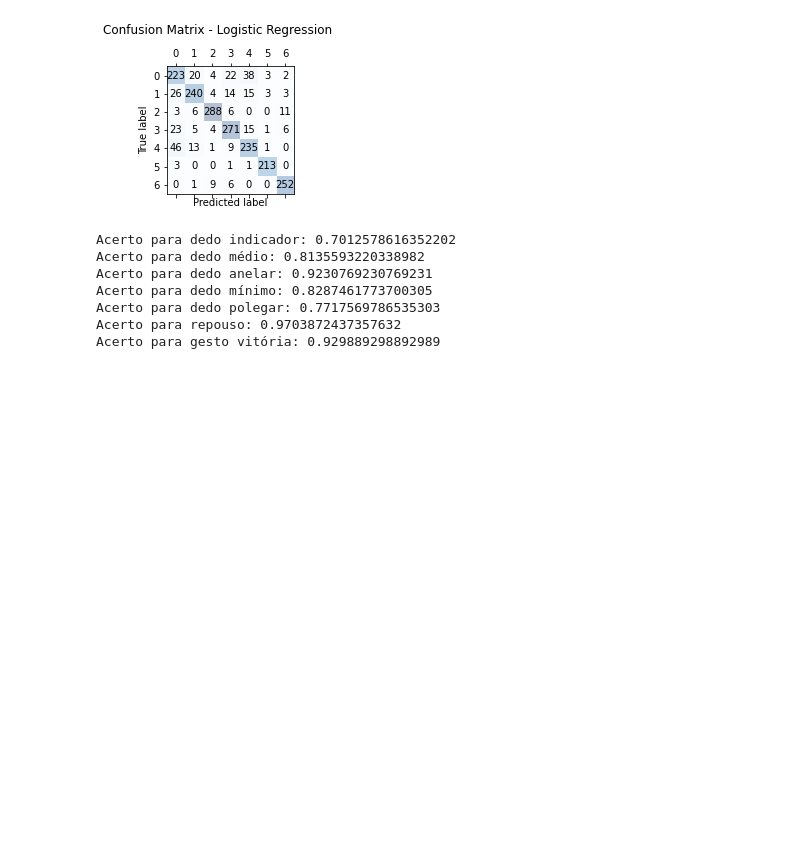
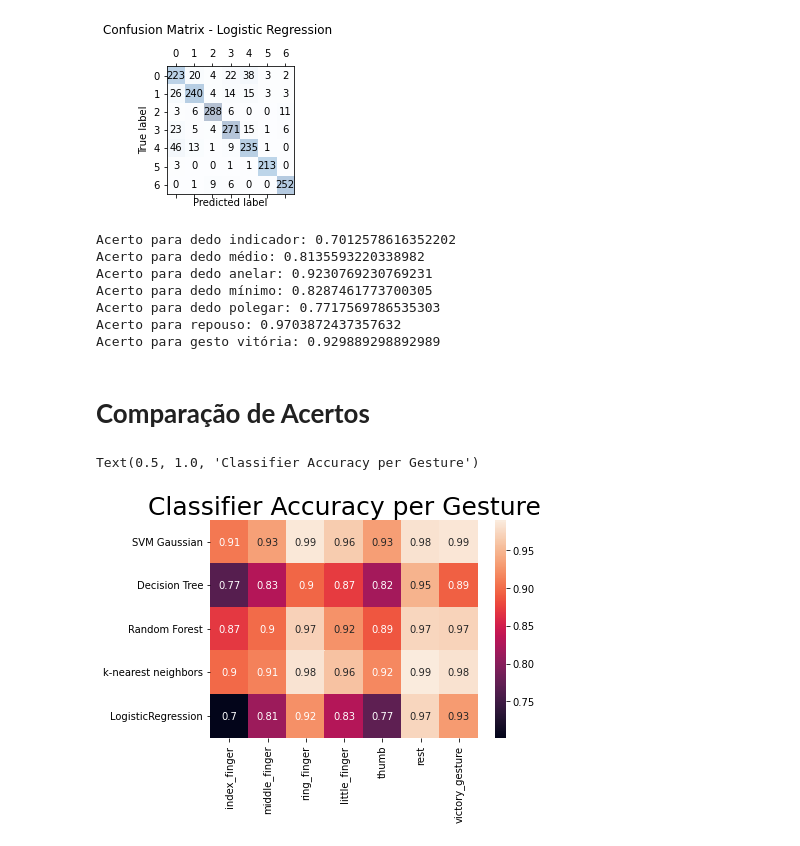
Before and after one commit to periclesrialto/PatternRecognition, a Jupyter notebook: EMG_Signal_Study.ipynb, the cells around one changed output. Cells and saved outputs as stored; diff of their text form; code cells hidden in the pictures; blank space fills up the shorter version.

```diff
--- a/EMG_Signal_Study.ipynb
+++ b/EMG_Signal_Study.ipynb
@@ -954,3 +954,56 @@ Acerto para dedo mínimo: 0.8287461773700305
 Acerto para dedo polegar: 0.7717569786535303
 Acerto para repouso: 0.9703872437357632
 Acerto para gesto vitória: 0.929889298892989
+# %% [markdown]
+# **Comparação de Acertos**
+# %%
+svmg = SVC(kernel='rbf',
+           random_state=1,
+           gamma=0.043,
+           C=12.5)
+tree = DecisionTreeClassifier(criterion='entropy',
+                              max_depth=20,
+                              min_samples_leaf=1,
+                              random_state=1)
+rfc = RandomForestClassifier(bootstrap=True,
+                             max_depth=80,
+                             max_features=3,
+                             min_samples_leaf=3,
+                             min_samples_split=8,
+                             n_estimators=300,
+                             random_state=1)
+knn = KNeighborsClassifier(metric='manhattan',
+                           n_neighbors=5,
+                           weights='distance')
+lr = LogisticRegression(C=10000,
+                        penalty='l2',
+                        solver='newton-cg',
+                        random_state=1)
+
+classifiers = [svmg, tree, rfc, knn, lr]
+classifiers_names = ['SVM Gaussian','Decision Tree',
+                     'Random Forest', 'k-nearest neighbors',
+                     'LogisticRegression']
+
+gestures = ['index_finger','middle_finger','ring_finger','little_finger',
+           'thumb','rest','victory_gesture']
+
+scores = np.zeros((5,7))
+for classifier in range(len(classifiers)):
+  pipe_train = Pipeline([('scaler', StandardScaler()),
+                               ('pca', PCA(n_components=15)),
+                               ("classifier",classifiers[classifier])])
+  pipe_train.fit(X_train, y_train)
+  y_pred = pipe_train.predict(X_test)
+  confmat = confusion_matrix(y_true=y_test, y_pred=y_pred)
+  y_true = y_test
+  scores[classifier] = f1_score(y_true, y_pred, average=None)
+
+
+scores = pd.DataFrame(scores)
+scores.columns =  gestures
+scores.index  = classifiers_names
+sns.heatmap(scores, annot=True).set_title('Classifier Accuracy per Gesture', fontdict={'fontsize':25})
+# %% [output]
+Text(0.5, 1.0, 'Classifier Accuracy per Gesture')
+[figure, added]
```
